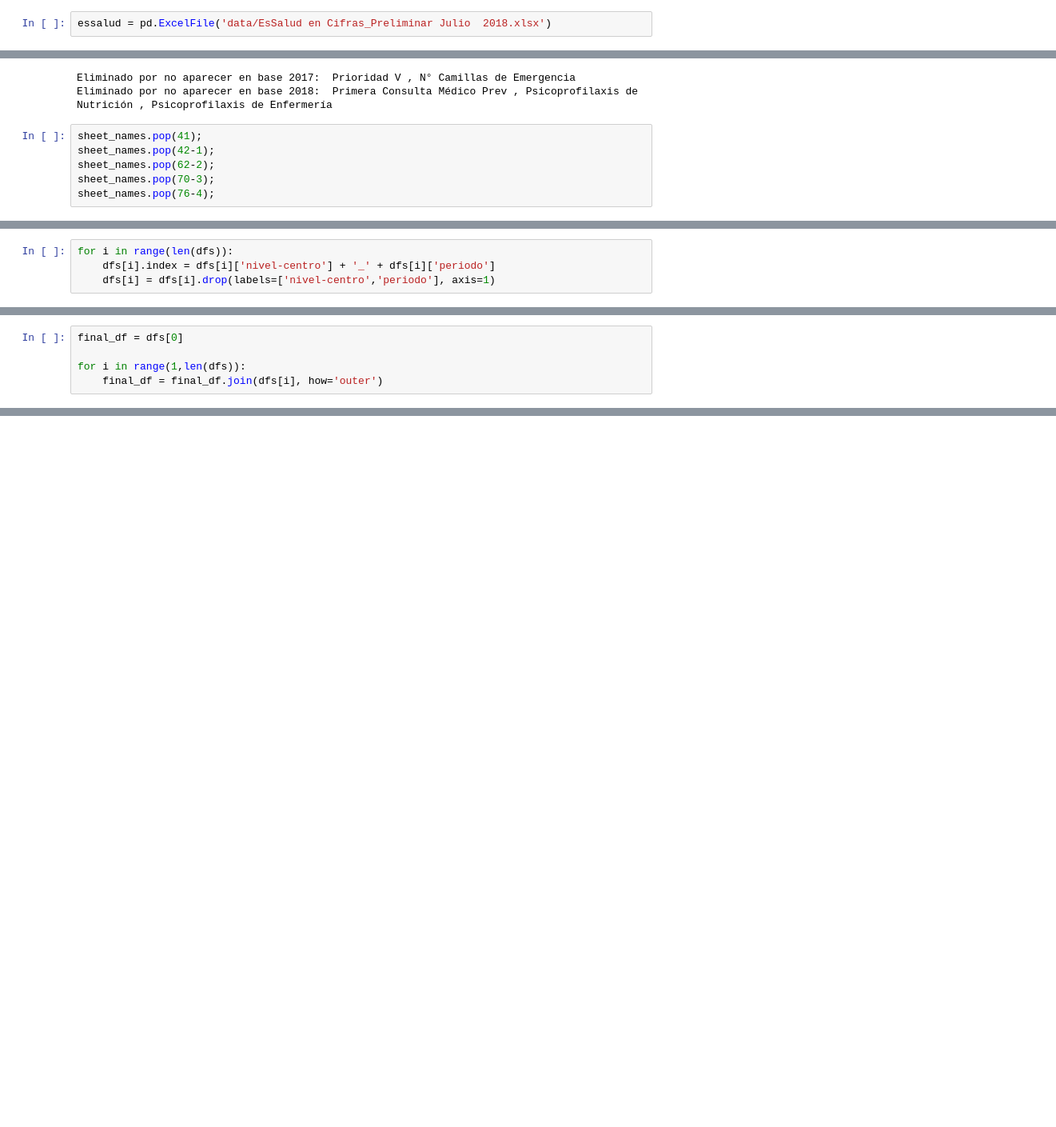
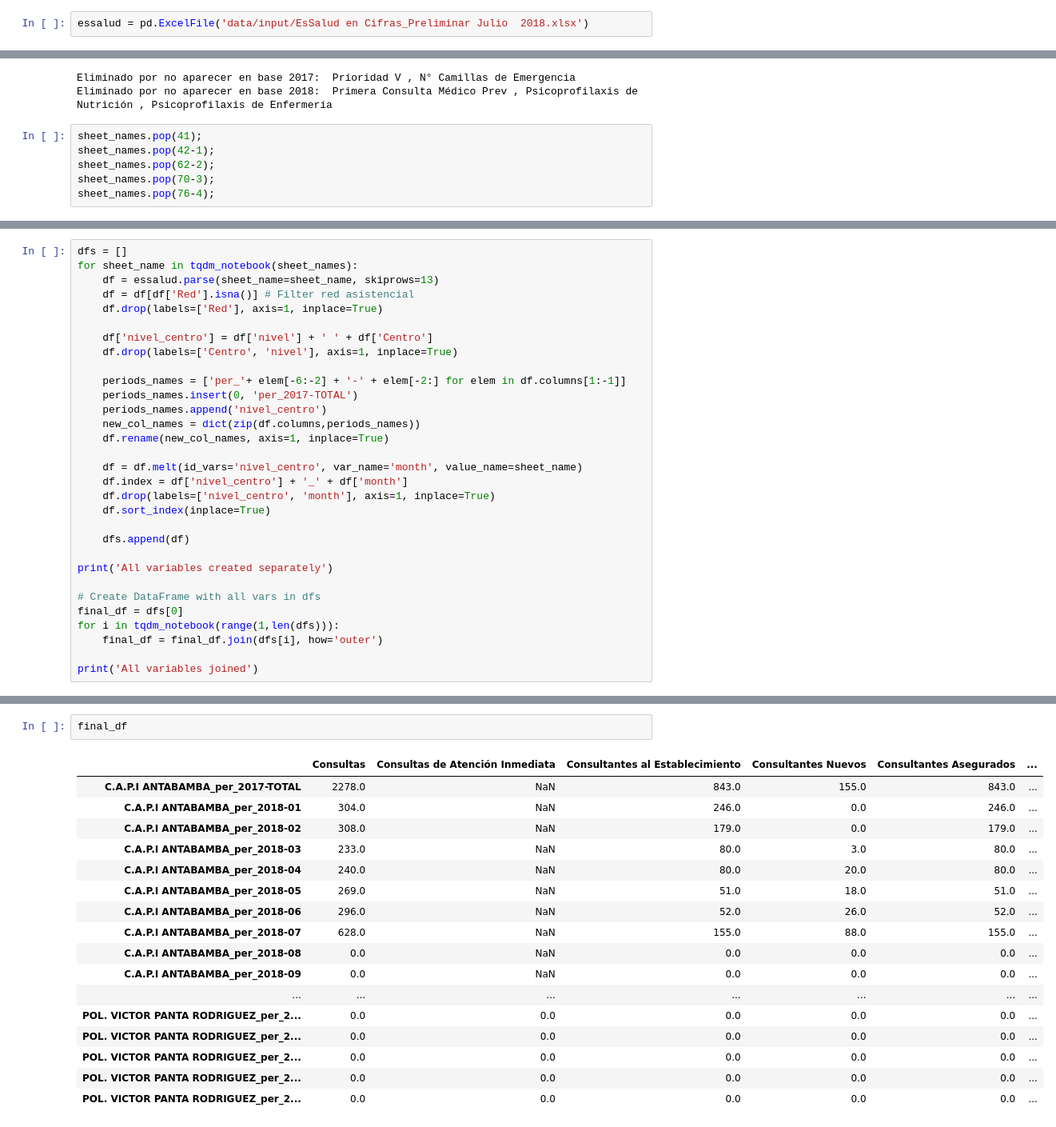
Before and after one commit to Claudio9701/clusters_hospitals, a Jupyter notebook: essalud_data_2018.ipynb, the cells around one changed output, grey strips where cells are left out. Shown: that part at 80% size. Saved outputs shown, nothing was run; the diff lists cells and outputs as text; blank space fills up the shorter version.

```diff
--- a/essalud_data_2018.ipynb
+++ b/essalud_data_2018.ipynb
@@ -4,4 +4,4 @@ from tqdm import tqdm
 # %%
-essalud = pd.ExcelFile('data/EsSalud en Cifras_Preliminar Julio  2018.xlsx')
+essalud = pd.ExcelFile('data/input/EsSalud en Cifras_Preliminar Julio  2018.xlsx')
 # %%
 sheet_names = essalud.sheet_names[1:-8]
@@ -47,4 +19,0 @@ for sheet_name in tqdm(sheet_names):
-# %%
-for i in range(len(dfs)):
-    dfs[i].index = dfs[i]['nivel-centro'] + '_' + dfs[i]['periodo']
-    dfs[i] = dfs[i].drop(labels=['nivel-centro','periodo'], axis=1)
@@ -55,5 +20,31 @@ len(dfs)
-# %%
-final_df = dfs[0]
-
-for i in range(1,len(dfs)):
-    final_df = final_df.join(dfs[i], how='outer')
+# %%
+dfs = []
+for sheet_name in tqdm_notebook(sheet_names):
+    df = essalud.parse(sheet_name=sheet_name, skiprows=13)
+    df = df[df['Red'].isna()] # Filter red asistencial
+    df.drop(labels=['Red'], axis=1, inplace=True)
+
+    df['nivel_centro'] = df['nivel'] + ' ' + df['Centro']
+    df.drop(labels=['Centro', 'nivel'], axis=1, inplace=True)
+
+    periods_names = ['per_'+ elem[-6:-2] + '-' + elem[-2:] for elem in df.columns[1:-1]]
+    periods_names.insert(0, 'per_2017-TOTAL')
+    periods_names.append('nivel_centro')
+    new_col_names = dict(zip(df.columns,periods_names))
+    df.rename(new_col_names, axis=1, inplace=True)
+
+    df = df.melt(id_vars='nivel_centro', var_name='month', value_name=sheet_name)
+    df.index = df['nivel_centro'] + '_' + df['month']
+    df.drop(labels=['nivel_centro', 'month'], axis=1, inplace=True)
+    df.sort_index(inplace=True)
+
+    dfs.append(df)
+
+print('All variables created separately')
+
+# Create DataFrame with all vars in dfs
+final_df = dfs[0]
+for i in tqdm_notebook(range(1,len(dfs))):
+    final_df = final_df.join(dfs[i], how='outer')
+
+print('All variables joined')
@@ -59,0 +56,20 @@ for i in range(1,len(dfs)):
+# %%
+final_df
+# %% [output]
+|  | Consultas | Consultas de Atención Inmediata | Consultantes al Establecimiento | Consultantes Nuevos | Consultantes Asegurados | ... |
+| C.A.P.I ANTABAMBA_per_2017-TOTAL | 2278.0 | NaN | 843.0 | 155.0 | 843.0 | ... |
+| C.A.P.I ANTABAMBA_per_2018-01 | 304.0 | NaN | 246.0 | 0.0 | 246.0 | ... |
+| C.A.P.I ANTABAMBA_per_2018-02 | 308.0 | NaN | 179.0 | 0.0 | 179.0 | ... |
+| C.A.P.I ANTABAMBA_per_2018-03 | 233.0 | NaN | 80.0 | 3.0 | 80.0 | ... |
+| C.A.P.I ANTABAMBA_per_2018-04 | 240.0 | NaN | 80.0 | 20.0 | 80.0 | ... |
+| C.A.P.I ANTABAMBA_per_2018-05 | 269.0 | NaN | 51.0 | 18.0 | 51.0 | ... |
+| C.A.P.I ANTABAMBA_per_2018-06 | 296.0 | NaN | 52.0 | 26.0 | 52.0 | ... |
+| C.A.P.I ANTABAMBA_per_2018-07 | 628.0 | NaN | 155.0 | 88.0 | 155.0 | ... |
+| C.A.P.I ANTABAMBA_per_2018-08 | 0.0 | NaN | 0.0 | 0.0 | 0.0 | ... |
+| C.A.P.I ANTABAMBA_per_2018-09 | 0.0 | NaN | 0.0 | 0.0 | 0.0 | ... |
+| ... | ... | ... | ... | ... | ... | ... |
+| POL. VICTOR PANTA RODRIGUEZ_per_2... | 0.0 | 0.0 | 0.0 | 0.0 | 0.0 | ... |
+| POL. VICTOR PANTA RODRIGUEZ_per_2... | 0.0 | 0.0 | 0.0 | 0.0 | 0.0 | ... |
+| POL. VICTOR PANTA RODRIGUEZ_per_2... | 0.0 | 0.0 | 0.0 | 0.0 | 0.0 | ... |
+| POL. VICTOR PANTA RODRIGUEZ_per_2... | 0.0 | 0.0 | 0.0 | 0.0 | 0.0 | ... |
+| POL. VICTOR PANTA RODRIGUEZ_per_2... | 0.0 | 0.0 | 0.0 | 0.0 | 0.0 | ... |
```
Also changed, not shown: parts of 7 cells of this notebook, 6 other files.
